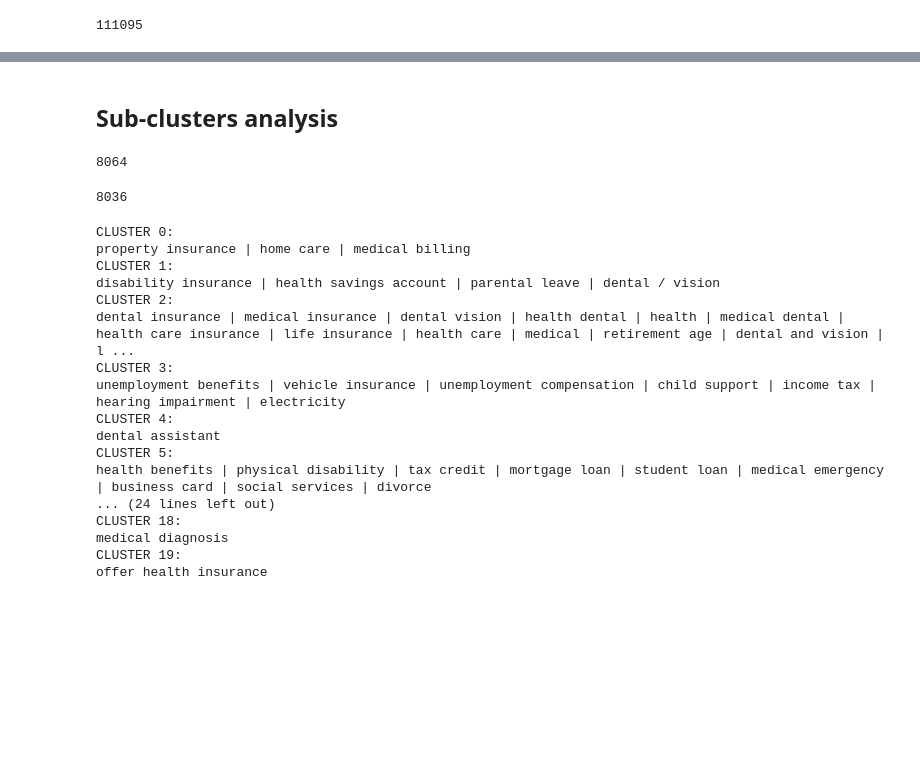
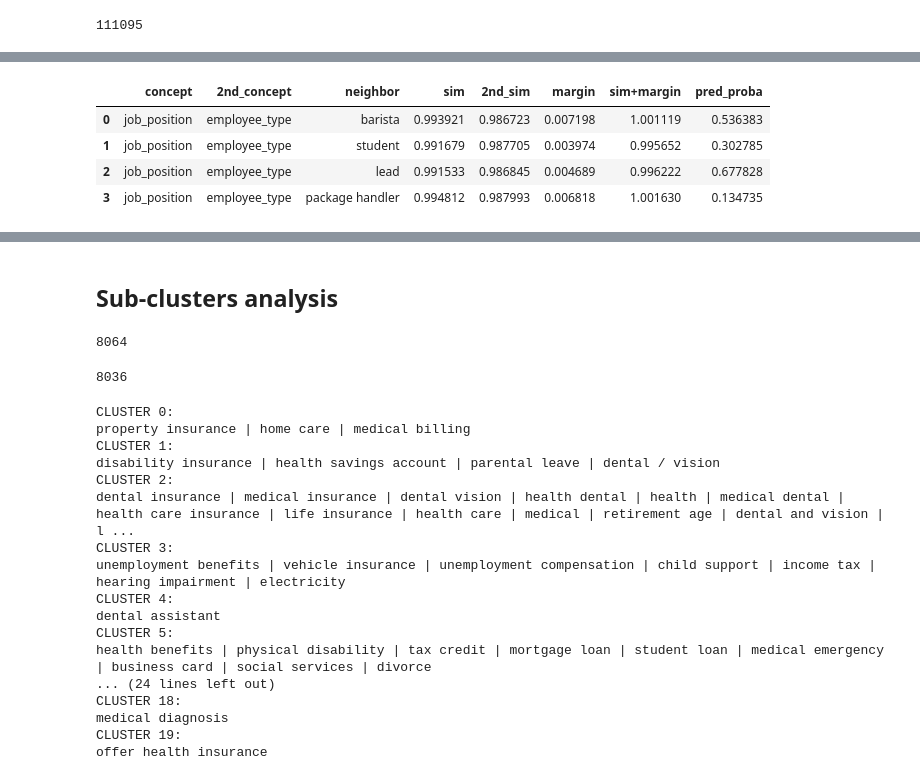
Before and after one commit to megagonlabs/eseBench, a Jupyter notebook: src/kb_toolkit/KBExtract-2.ipynb, the cells around one changed output, grey strips where cells are left out. Cells and saved outputs as stored; diff of their text form; code cells hidden in the pictures; blank space fills up the shorter version.

```diff
--- a/src/kb_toolkit/KBExtract-2.ipynb
+++ b/src/kb_toolkit/KBExtract-2.ipynb
@@ -1180,0 +1318,10 @@ _ce_df.sort_values(by='sim+margin', ascending=False).head(20)
+# %%
+_df = pd.DataFrame(neg_samples[train_N:])
+_df['pred_proba'] = _pred_proba[test_N:]
+_df
+# %% [output]
+|  | concept | 2nd_concept | neighbor | sim | 2nd_sim | margin | sim+margin | pred_proba |
+| 0 | job_position | employee_type | barista | 0.993921 | 0.986723 | 0.007198 | 1.001119 | 0.536383 |
+| 1 | job_position | employee_type | student | 0.991679 | 0.987705 | 0.003974 | 0.995652 | 0.302785 |
+| 2 | job_position | employee_type | lead | 0.991533 | 0.986845 | 0.004689 | 0.996222 | 0.677828 |
+| 3 | job_position | employee_type | package handler | 0.994812 | 0.987993 | 0.006818 | 1.001630 | 0.134735 |
```
Also changed, not shown: parts of 40 cells of this notebook, 12 other files.
